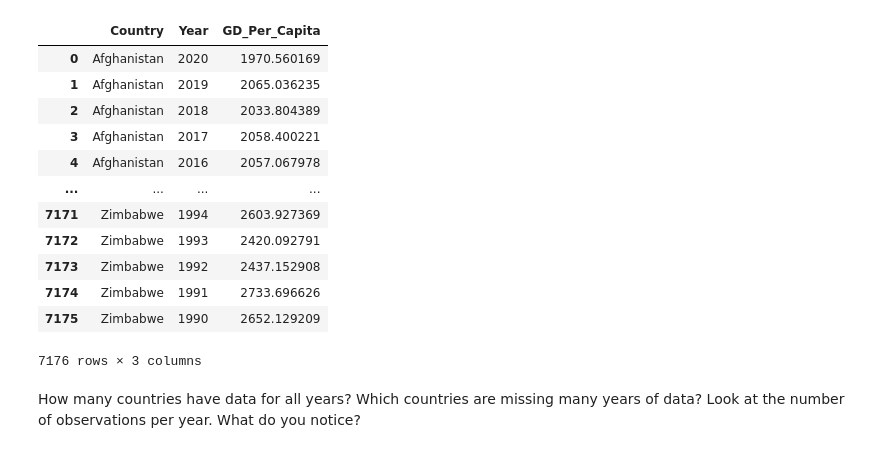
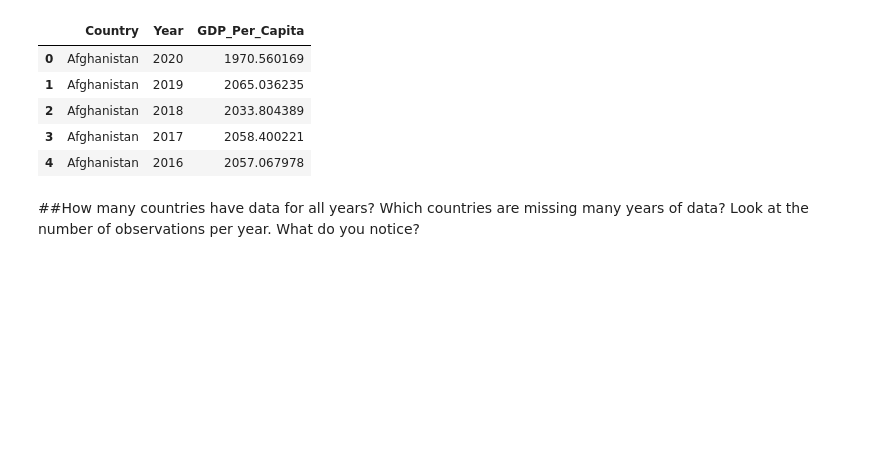
Before and after one commit to joshcb88/un_data-joshcb88-python, a Jupyter notebook: notebook/un_data.ipynb, the cells around one changed output. Saved outputs shown, nothing was run; the diff lists cells and outputs as text; code cells hidden in the pictures; blank space fills up the shorter version.

```diff
--- a/notebook/un_data.ipynb
+++ b/notebook/un_data.ipynb
@@ -31,21 +35,14 @@ Drop the `Value Footnotes` column and rename the remaining three to 'Country', '
 # %%
 gdp_df=gdp_df.drop(columns=['Value Footnotes'])
 gdp_df.columns
-gdp_df.columns=['Country','Year','GD_Per_Capita']
-gdp_df
+gdp_df.columns=['Country','Year','GDP_Per_Capita']
+gdp_df.head()
 # %% [output]
-|  | Country | Year | GD_Per_Capita |
+|  | Country | Year | GDP_Per_Capita |
 | 0 | Afghanistan | 2020 | 1970.560169 |
 | 1 | Afghanistan | 2019 | 2065.036235 |
 | 2 | Afghanistan | 2018 | 2033.804389 |
 | 3 | Afghanistan | 2017 | 2058.400221 |
 | 4 | Afghanistan | 2016 | 2057.067978 |
-| ... | ... | ... | ... |
-| 7171 | Zimbabwe | 1994 | 2603.927369 |
-| 7172 | Zimbabwe | 1993 | 2420.092791 |
-| 7173 | Zimbabwe | 1992 | 2437.152908 |
-| 7174 | Zimbabwe | 1991 | 2733.696626 |
-| 7175 | Zimbabwe | 1990 | 2652.129209 |
-7176 rows × 3 columns
 # %% [markdown]
-How many countries have data for all years? Which countries are missing many years of data? Look at the number of observations per year. What do you notice?
+##How many countries have data for all years? Which countries are missing many years of data? Look at the number of observations per year. What do you notice?
```
Also changed, not shown: parts of 32 cells of this notebook.
